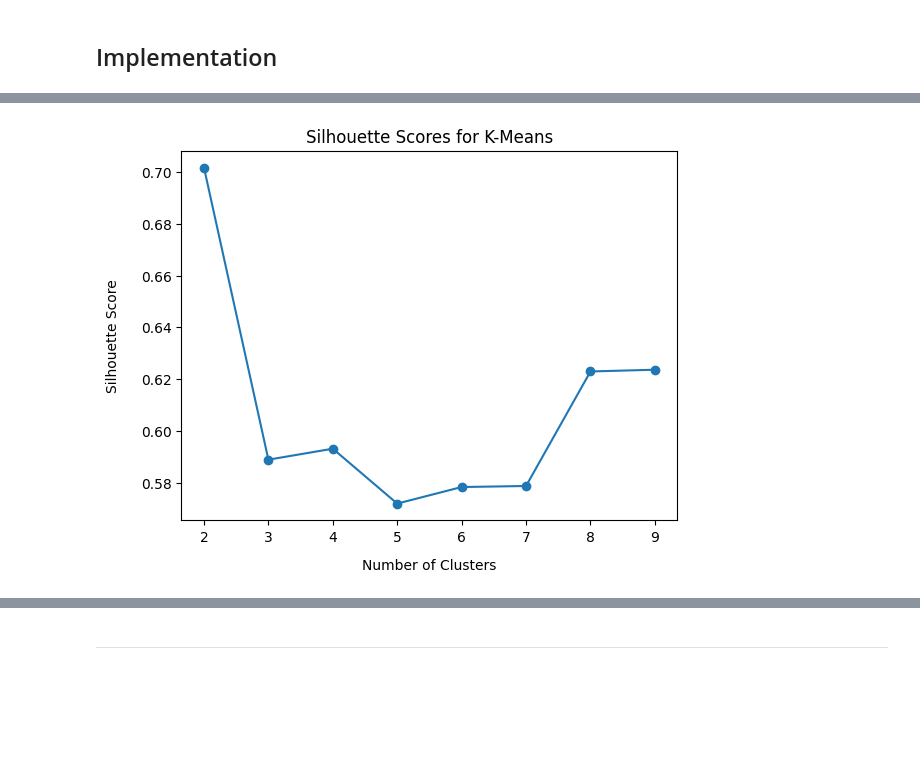
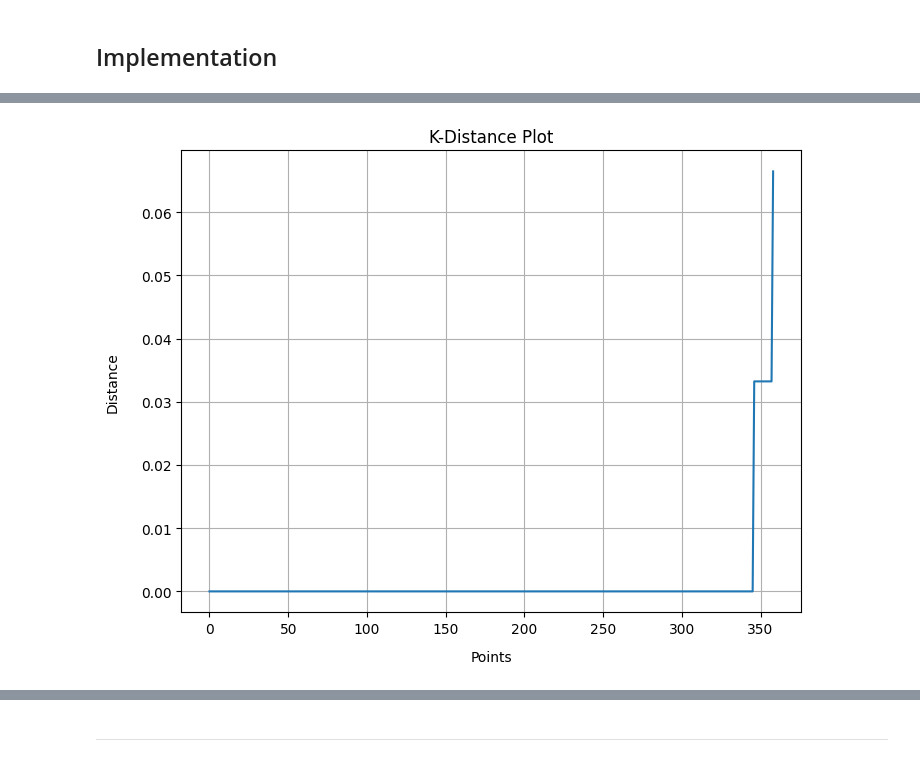
Before and after one commit to psalmantha/SEE, a Jupyter notebook: SEE.ipynb, the cells around one changed output, grey strips where cells are left out. Saved outputs shown, nothing was run; the diff lists cells and outputs as text; code cells hidden in the pictures; blank space fills up the shorter version.

Commit message:
feat: add revised implementation of SEE using med_events dataset

```diff
--- a/SEE.ipynb
+++ b/SEE.ipynb
@@ -26,12 +39,19 @@ from sklearn.neighbors import NearestNeighbors
 # %%
-def load_dataset(filepath):
+def load_and_preprocess(filepath):
     data = pd.read_csv(filepath)
-    data.columns = ["PATIENT_ID", "DATE", "DURATION", "PERDAY", "CATEGORY", "CATEGORY_L1", "CATEGORY_L2"]
-    data['DATE'] = pd.to_datetime(data['DATE'], format='%Y-%m-%d')
+    data.columns = ["PATIENT_ID", "DATE", "PERDAY", "CATEGORY", "DURATION"]
+    data["DATE"] = pd.to_datetime(data["DATE"])
+
+    data = data.sort_values(by=["PATIENT_ID", "DATE"])
+    data["PREV_DATE"] = data.groupby("PATIENT_ID")["DATE"].shift(1)
+    data = data.dropna(subset=["PREV_DATE"])
+    data["EVENT_INTERVAL"] = (data["DATE"] - data["PREV_DATE"]).dt.days
+    data = data[data["EVENT_INTERVAL"] > 0]
+
     return data
 
-filepath = 'med_events_ATC.csv'
-data = load_dataset(filepath)
+filepath = "med_events.csv"
+med_events = load_and_preprocess(filepath)
 
-display(data.head())
+med_events.head()
 # %% [output]
@@ -117,28 +162,57 @@ Number of intervals below threshold: 189
 # %%
-def perform_kmeans(X):
-    best_k = 2
-    best_score = -1
-    silhouette_scores = []
-    for k in range(2, min(10, len(X))):
-        kmeans = KMeans(n_clusters=k, random_state=42).fit(X)
-        score = silhouette_score(X, kmeans.labels_)
-        silhouette_scores.append(score)
-        if score > best_score:
-            best_k = k
-            best_score = score
+def see_dbscan(data, category):
+    subset = data[data["CATEGORY"] == category].copy()
+    if subset.empty:
+        print(f"No data available for category {category}.")
+        return pd.DataFrame()
 
-    plt.plot(range(2, len(silhouette_scores) + 2), silhouette_scores, marker='o')
-    plt.title("Silhouette Scores for K-Means")
-    plt.xlabel("Number of Clusters", labelpad=10)
-    plt.ylabel("Silhouette Score", labelpad=15)
+    # compute event intervals and filter top 20%
+    subset = subset.sort_values(by=["PATIENT_ID", "DATE"])
+    sorted_intervals = np.sort(subset["EVENT_INTERVAL"])
+    cutoff = np.percentile(sorted_intervals, 80)
+    subset_80 = subset[subset["EVENT_INTERVAL"] <= cutoff].copy()
+
+    if subset_80.empty:
+        print(f"No valid data after filtering for category {category}.")
+        return pd.DataFrame()
+
+    # normalize the intervals
+    scaler = StandardScaler()
+    scaled_data = scaler.fit_transform(subset_80["EVENT_INTERVAL"].values.reshape(-1, 1))
+
+    # determine optimal epsilon using k-distance
+    neighbors = NearestNeighbors(n_neighbors=2).fit(scaled_data)
+    distances, _ = neighbors.kneighbors(scaled_data)
+    sorted_distances = np.sort(distances[:, 1])
+
+    plt.figure(figsize=(8, 6))
+    plt.plot(sorted_distances)
+    plt.title("K-Distance Plot")
+    plt.xlabel("Points", labelpad=10)
+    plt.ylabel("Distance", labelpad=15)
+    plt.grid()
     plt.show()
 
-    print(f"Optimal number of clusters (K): {best_k}")
-    kmeans = KMeans(n_clusters=best_k, random_state=42).fit(X)
-    return kmeans, best_k
+    # choose eps as the knee point with a minimum threshold
+    eps_value = max(np.percentile(sorted_distances, 90), 0.1)
+    print(f"Selected epsilon: {eps_value}")
 
-X = np.array(filtered_intervals).reshape(-1, 1)
-kmeans, best_k = perform_kmeans(X)
-filtered_data['kmeans_cluster'] = kmeans.predict(np.array(filtered_data['event_interval']).reshape(-1, 1))
+    # DBSCAN clustering
+    dbscan = DBSCAN(eps=eps_value, min_samples=5)
+    subset_80["CLUSTER"] = dbscan.fit_predict(scaled_data)
+
+    # treat noise as NaN
+    subset_80["CLUSTER"] = subset_80["CLUSTER"].replace(-1, np.nan)
+
+    plt.figure(figsize=(8, 6))
+    sns.boxplot(x="CLUSTER", y="EVENT_INTERVAL", data=subset_80)
+    plt.title(f"DBSCAN Clustering ({category})")
+    plt.xlabel("Cluster", labelpad=10)
+    plt.ylabel("Event Interval", labelpad=15)
+    plt.show()
+
+    return subset_80
+
+dbscan_results = see_dbscan(med_events, category)
 # %% [output]
-[figure, old version]
+[figure, new version]
```
Also changed, not shown: parts of 19 cells of this notebook, 1 other file.
